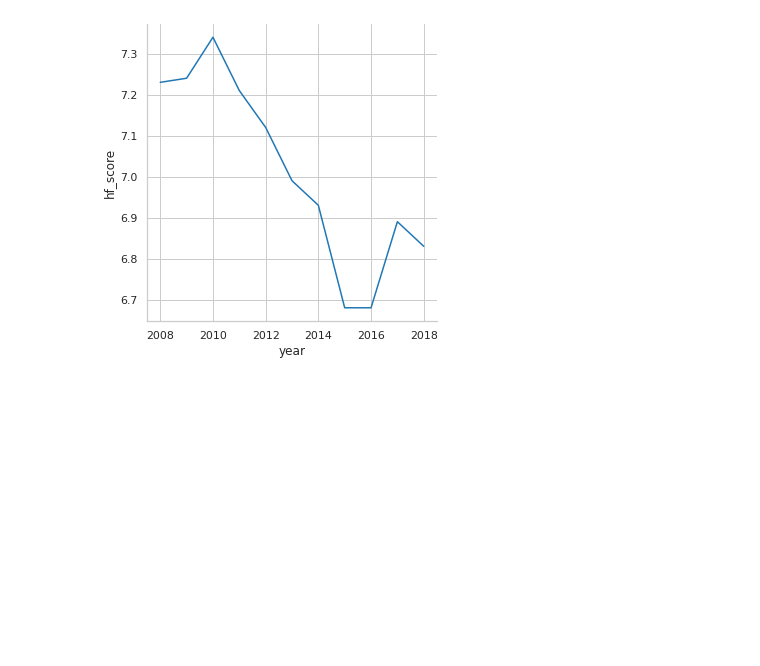
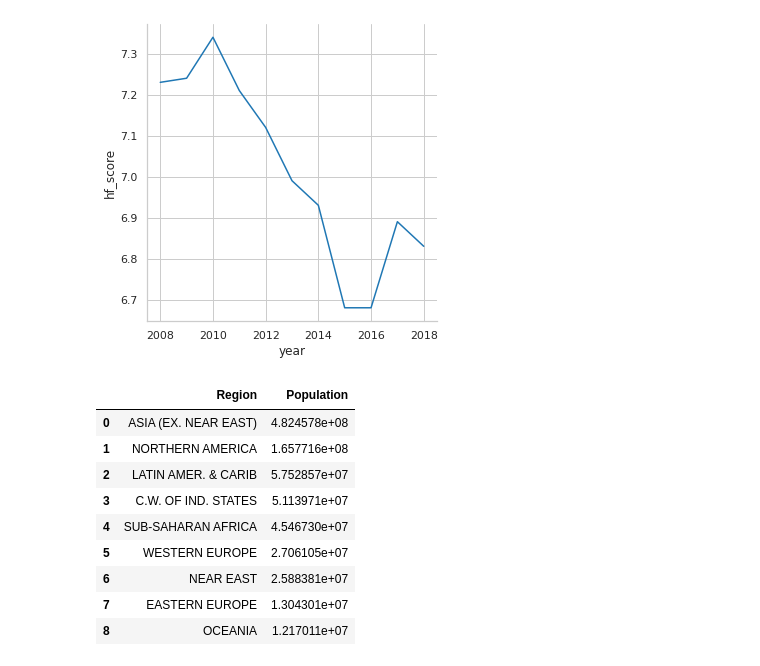
Before and after one commit to HugoVasc/DesafioCIS, a Jupyter notebook: Desafio.ipynb, the cells around one changed output. Cells and saved outputs as stored; diff of their text form; code cells hidden in the pictures; blank space fills up the shorter version.

```diff
--- a/Desafio.ipynb
+++ b/Desafio.ipynb
@@ -262,3 +262,23 @@ sns.relplot( data=hmFrd[hmFrd['countries'] == 'brazil'], kind='line', x='year',
 # %% [output]
 <seaborn.axisgrid.FacetGrid at 0x...>
 [figure]
+# %%
+#Média populacional por região
+#Assim como no caso da alfabetização, é criado um novo Data frame contendo apenas os dados necessários nesse caso a população e a região
+populationByRegion = ctrs[['Region', 'Population']].copy()
+#Utiliza-se o comando groupby para agrupar os dados por região
+populationByRegion = populationByRegion.groupby(['Region']).mean().sort_values("Population", ascending=False)
+#Utiliza-se o reset_index para normalizar ocabeçalho do dataframe resultante do comando acima
+populationByRegion.reset_index(inplace=True)
+populationByRegion
+# %% [output]
+|  | Region | Population |
+| 0 | ASIA (EX. NEAR EAST) | 4.824578e+08 |
+| 1 | NORTHERN AMERICA | 1.657716e+08 |
+| 2 | LATIN AMER. & CARIB | 5.752857e+07 |
+| 3 | C.W. OF IND. STATES | 5.113971e+07 |
+| 4 | SUB-SAHARAN AFRICA | 4.546730e+07 |
+| 5 | WESTERN EUROPE | 2.706105e+07 |
+| 6 | NEAR EAST | 2.588381e+07 |
+| 7 | EASTERN EUROPE | 1.304301e+07 |
+| 8 | OCEANIA | 1.217011e+07 |
```
Also changed, not shown: parts of 4 cells of this notebook.
